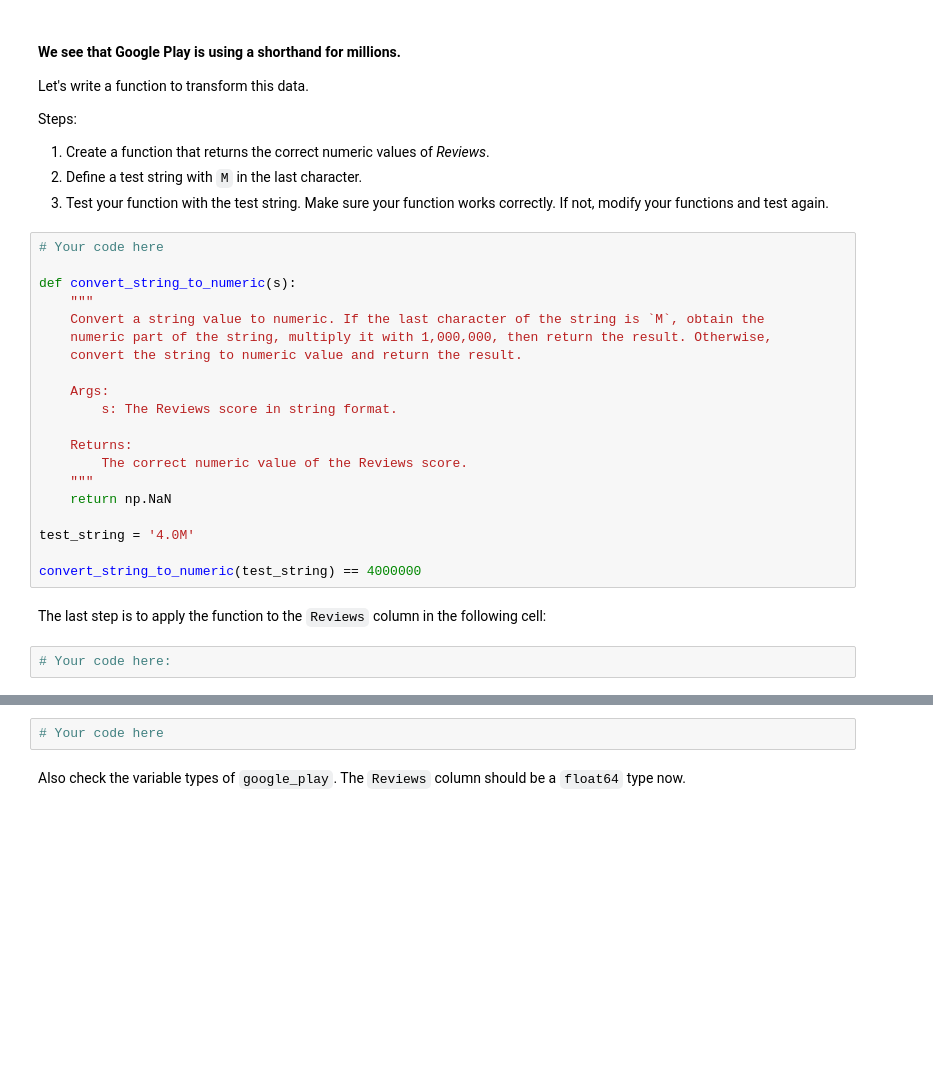
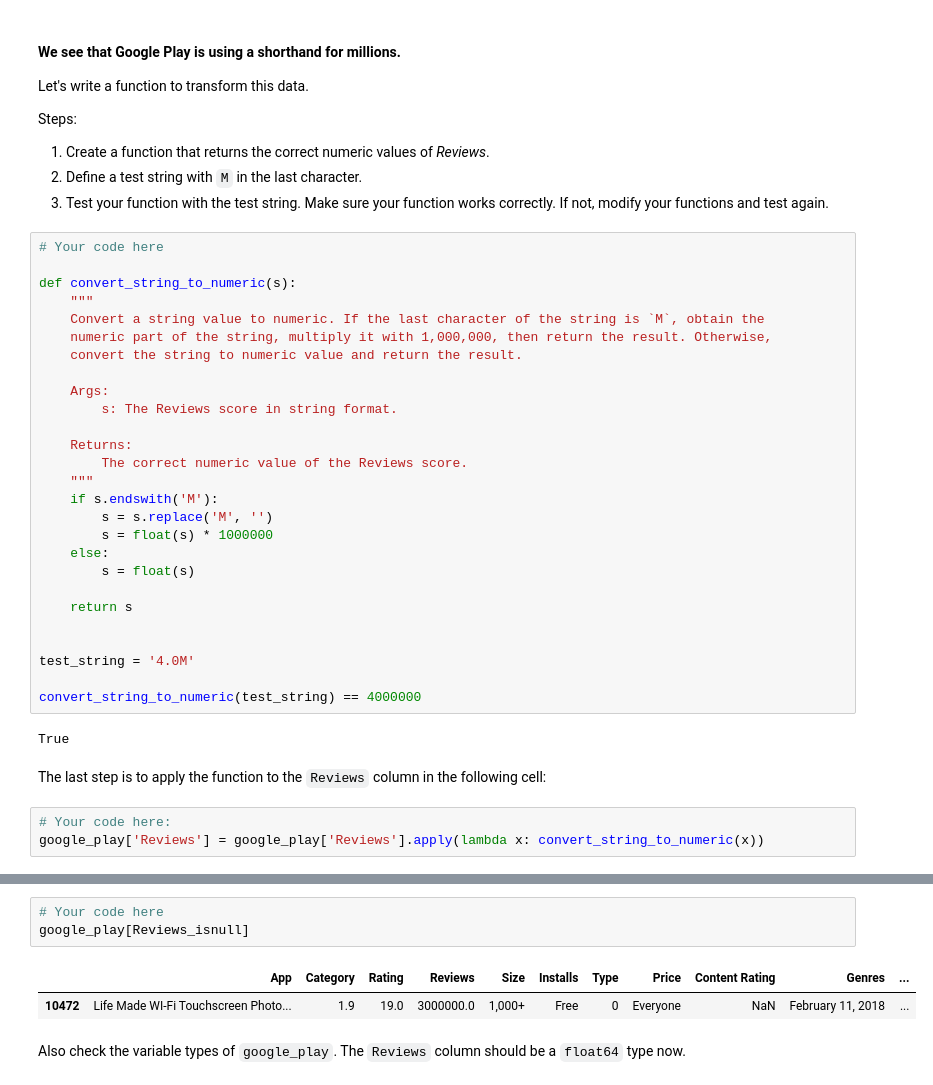
Before and after one commit to ta-data-lis/lab-supervised-learning-feature-extraction, a Jupyter notebook: your-code/notebooks/main.ipynb, the cells around one changed output, grey strips where cells are left out. Saved outputs shown, nothing was run; the diff lists cells and outputs as text; blank space fills up the shorter version.

```diff
--- a/your-code/notebooks/main.ipynb
+++ b/your-code/notebooks/main.ipynb
@@ -79,21 +143,35 @@ def convert_string_to_numeric(s):
     Returns:
         The correct numeric value of the Reviews score.
     """
-    return np.NaN
+    if s.endswith('M'):
+        s = s.replace('M', '')
+        s = float(s) * 1000000
+    else:
+        s = float(s)
+
+    return s
+
 
 test_string = '4.0M'
 
 convert_string_to_numeric(test_string) == 4000000
+# %% [output]
+True
 # %% [markdown]
 The last step is to apply the function to the `Reviews` column in the following cell:
 # %%
 # Your code here:
+google_play['Reviews'] = google_play['Reviews'].apply(lambda x: convert_string_to_numeric(x))
 # %% [markdown]
 Check the non-numeric `Reviews` row again. It should have been fixed now and you should see:
 
 ![Reviews_bool_fixed.png](../images/reviews-bool-fixed.png)
 # %%
 # Your code here
+google_play[Reviews_isnull]
+# %% [output]
+|  | App | Category | Rating | Reviews | Size | Installs | Type | Price | Content Rating | Genres | ... |
+| 10472 | Life Made WI-Fi Touchscreen Photo... | 1.9 | 19.0 | 3000000.0 | 1,000+ | Free | 0 | Everyone | NaN | February 11, 2018 | ... |
 # %% [markdown]
 Also check the variable types of `google_play`. The `Reviews` column should be a `float64` type now.
 # %%
```
Also changed, not shown: parts of 28 cells of this notebook.
